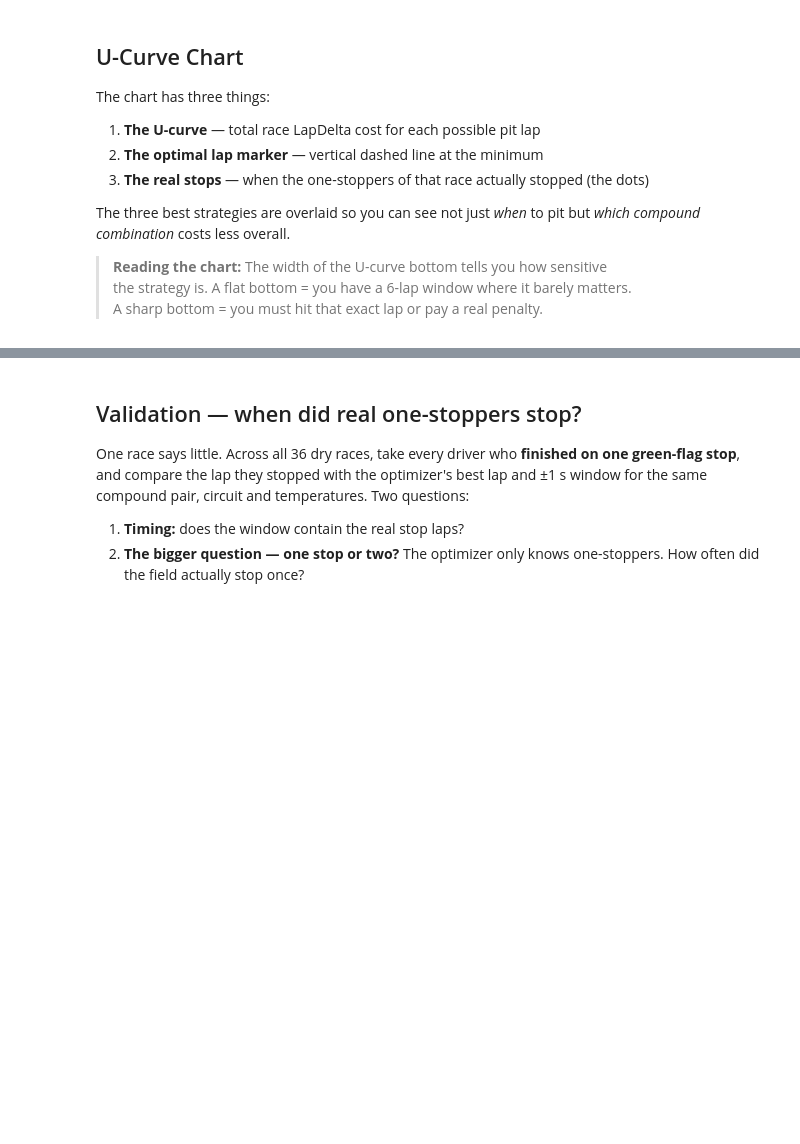
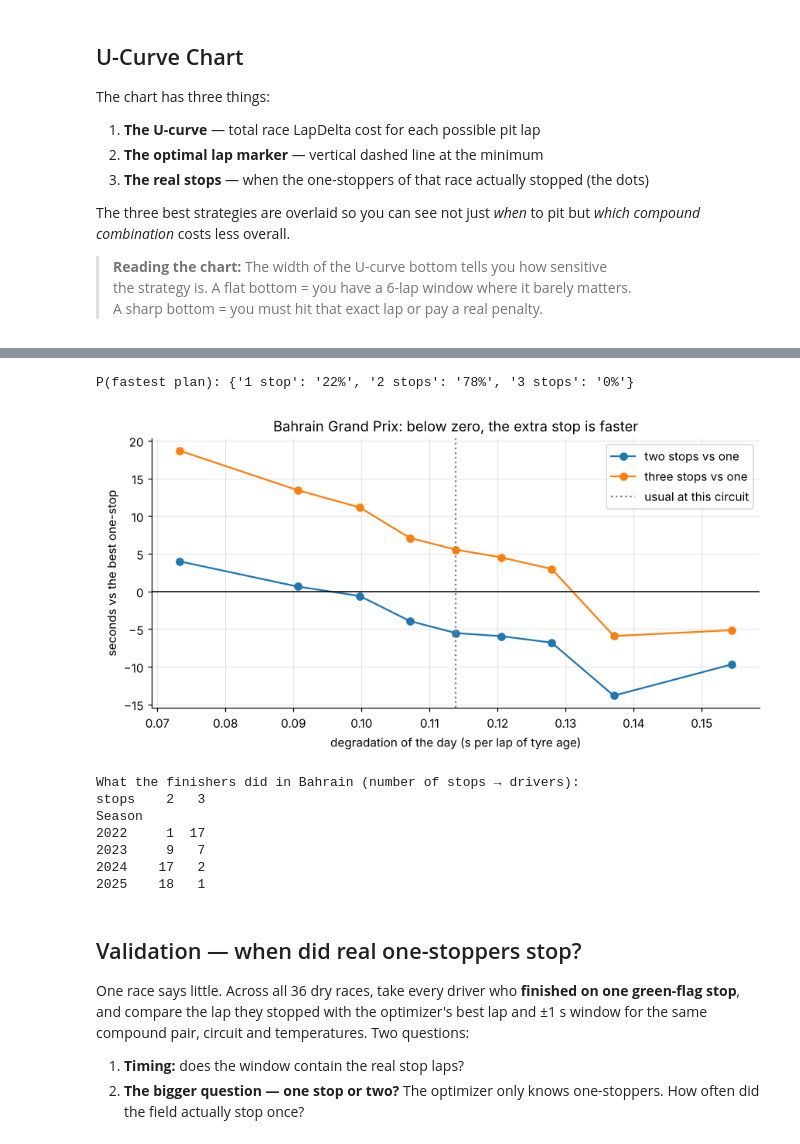
Before and after one commit to pdf1802/f1-data-science, a Jupyter notebook: notebooks/stint_optimizer.ipynb, the cells around one changed output, grey strips where cells are left out. Drawn from its saved outputs; the diff is of its cells as text; code cells hidden in the pictures; blank space fills up the shorter version.

```diff
--- a/notebooks/stint_optimizer.ipynb
+++ b/notebooks/stint_optimizer.ipynb
@@ -238,3 +320,27 @@ Finishers in 2023 Bahrain: 11 — stops: {2.0: 8, 3.0: 3}
+# %%
+out = so.stop_count_outlook(total_laps, "Red Bull Racing", cfg, pit_cost=pit_loss)
+print("P(fastest plan):", {f"{k} stop{'s' if k > 1 else ''}": f"{v:.0%}" for k, v in out["p_best"].items()})
+by = out["by_rate"]
+fig, ax = plt.subplots(figsize=(8, 4.2))
+ax.plot(by["Degradation (s/lap)"], by["2-stop"] - by["1-stop"], "o-", label="two stops vs one")
+ax.plot(by["Degradation (s/lap)"], by["3-stop"] - by["1-stop"], "o-", label="three stops vs one")
+ax.axhline(0, color="k", lw=1); ax.axvline(out["deg_rate"], color="gray", ls=":", label="usual at this circuit")
+ax.set_xlabel("degradation of the day (s per lap of tyre age)"); ax.set_ylabel("seconds vs the best one-stop")
+ax.set_title(f"{RACE}: below zero, the extra stop is faster"); ax.legend(); plt.tight_layout(); plt.show()
+real = so.real_stop_counts(LAPS)
+bah = real[real.Race == RACE]
+print("What the finishers did in Bahrain (number of stops → drivers):")
+print(bah.groupby("Season").stops.value_counts().unstack(fill_value=0).to_string())
+# %% [output]
+P(fastest plan): {'1 stop': '22%', '2 stops': '78%', '3 stops': '0%'}
+[figure, added]
+What the finishers did in Bahrain (number of stops → drivers):
+stops    2   3
+Season
+2022     1  17
+2023     9   7
+2024    17   2
+2025    18   1
 # %% [markdown]
 ## Validation — when did real one-stoppers stop?
 
```
Also changed, not shown: parts of 13 cells of this notebook, 22 other files.
